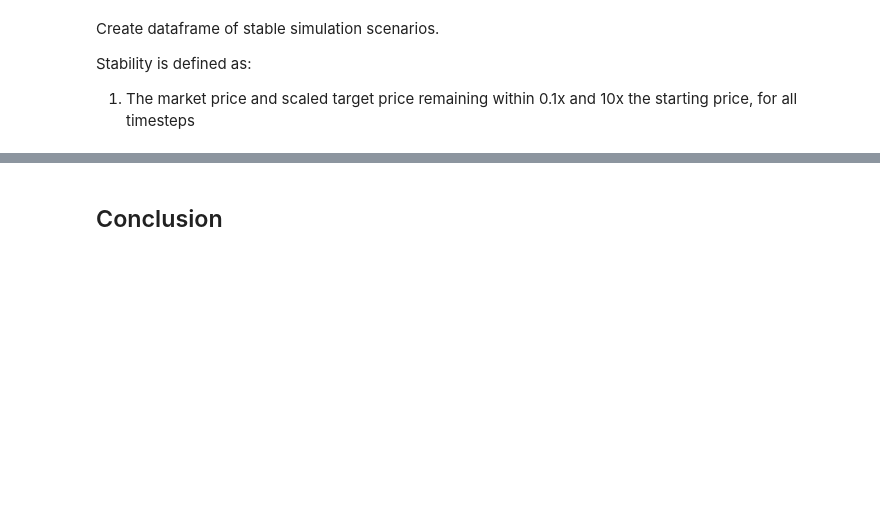
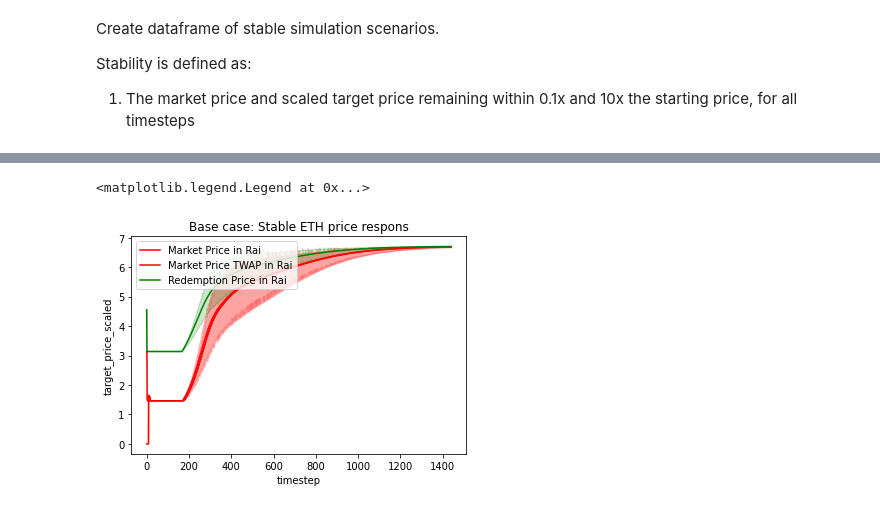
Before and after one commit to BlockScience/reflexer, a Jupyter notebook: notebooks/analysis/Shock_Test.ipynb, the cells around one changed output, grey strips where cells are left out. Saved outputs shown, nothing was run; the diff lists cells and outputs as text; code cells hidden in the pictures; blank space fills up the shorter version.

```diff
--- a/notebooks/analysis/Shock_Test.ipynb
+++ b/notebooks/analysis/Shock_Test.ipynb
@@ -459,2 +327,10 @@ df_stable_price.plot(
-# %% [markdown]
-## Conclusion
+# %%
+run = df_stable_price.query('run==1')
+sns.lineplot(data=run,x="timestep", y="market_price",color='r',label='Market Price in Rai')
+sns.lineplot(data=run,x="timestep", y="market_price_twap",color='r',label='Market Price TWAP in Rai')
+sns.lineplot(data=run,x="timestep", y="target_price_scaled",color='g',label='Redemption Price in Rai')
+plt.title('Base case: Stable ETH price respons')
+plt.legend(loc="upper left")
+# %% [output]
+<matplotlib.legend.Legend at 0x...>
+[figure, added]
```
Also changed, not shown: parts of 27 cells of this notebook, 13 other files.
